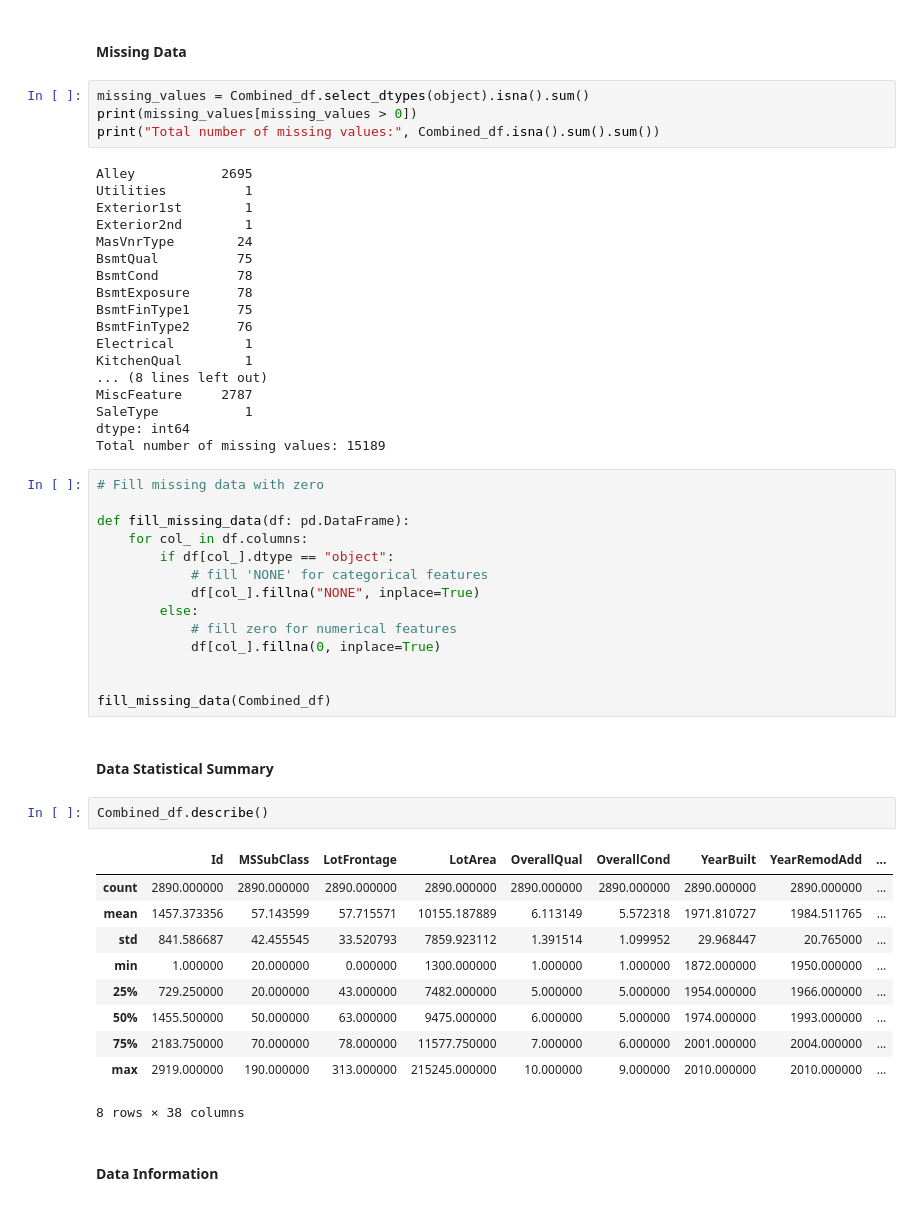
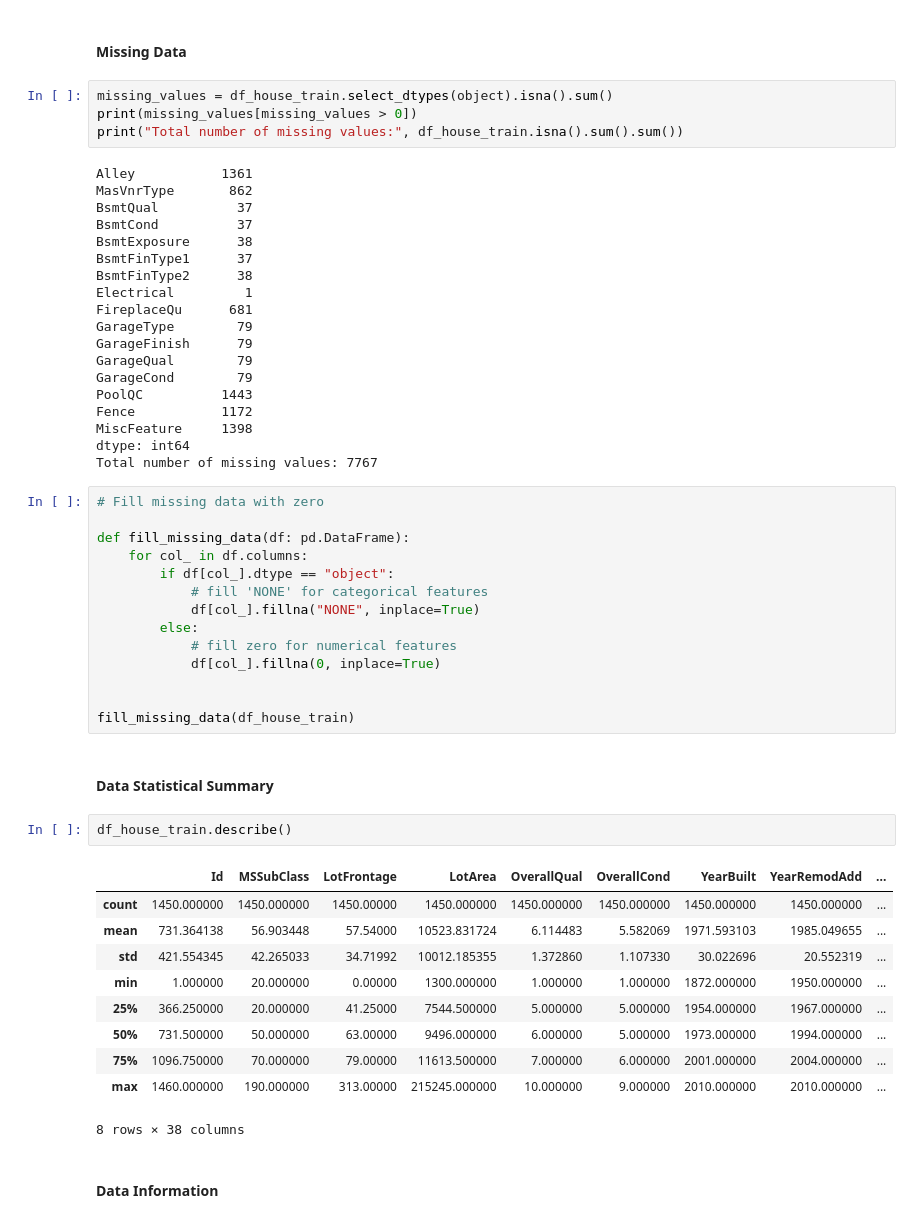
Before and after one commit to strangenicholas/HomePricePredictionModel, a Jupyter notebook: ProjectCode.ipynb, the cells around one changed output. Drawn from its saved outputs; the diff is of its cells as text.

Commit message:
remove combined df

```diff
--- a/ProjectCode.ipynb
+++ b/ProjectCode.ipynb
@@ -74,27 +73,28 @@ Combined_df = pd.concat([df_house_train, df_house_test], ignore_index=True)
 # %% [markdown]
 #### Missing Data
 # %%
-missing_values = Combined_df.select_dtypes(object).isna().sum()
+missing_values = df_house_train.select_dtypes(object).isna().sum()
 print(missing_values[missing_values > 0])
-print("Total number of missing values:", Combined_df.isna().sum().sum())
+print("Total number of missing values:", df_house_train.isna().sum().sum())
 # %% [output]
-Alley           2695
-Utilities          1
-Exterior1st        1
-Exterior2nd        1
-MasVnrType        24
-BsmtQual          75
-BsmtCond          78
-BsmtExposure      78
-BsmtFinType1      75
-BsmtFinType2      76
+Alley           1361
+MasVnrType       862
+BsmtQual          37
+BsmtCond          37
+BsmtExposure      38
+BsmtFinType1      37
+BsmtFinType2      38
 Electrical         1
-KitchenQual        1
-... (8 lines left out)
-MiscFeature     2787
-SaleType           1
+FireplaceQu      681
+GarageType        79
+GarageFinish      79
+GarageQual        79
+GarageCond        79
+PoolQC          1443
+Fence           1172
+MiscFeature     1398
 dtype: int64
-Total number of missing values: 15189
+Total number of missing values: 7767
 # %%
 # Fill missing data with zero
 
@@ -108,21 +108,21 @@ def fill_missing_data(df: pd.DataFrame):
             df[col_].fillna(0, inplace=True)
 
 
-fill_missing_data(Combined_df)
+fill_missing_data(df_house_train)
 # %% [markdown]
 #### Data Statistical Summary
 # %%
-Combined_df.describe()
+df_house_train.describe()
 # %% [output]
 |  | Id | MSSubClass | LotFrontage | LotArea | OverallQual | OverallCond | YearBuilt | YearRemodAdd | ... |
-| count | 2890.000000 | 2890.000000 | 2890.000000 | 2890.000000 | 2890.000000 | 2890.000000 | 2890.000000 | 2890.000000 | ... |
-| mean | 1457.373356 | 57.143599 | 57.715571 | 10155.187889 | 6.113149 | 5.572318 | 1971.810727 | 1984.511765 | ... |
-| std | 841.586687 | 42.455545 | 33.520793 | 7859.923112 | 1.391514 | 1.099952 | 29.968447 | 20.765000 | ... |
-| min | 1.000000 | 20.000000 | 0.000000 | 1300.000000 | 1.000000 | 1.000000 | 1872.000000 | 1950.000000 | ... |
-| 25% | 729.250000 | 20.000000 | 43.000000 | 7482.000000 | 5.000000 | 5.000000 | 1954.000000 | 1966.000000 | ... |
-| 50% | 1455.500000 | 50.000000 | 63.000000 | 9475.000000 | 6.000000 | 5.000000 | 1974.000000 | 1993.000000 | ... |
-| 75% | 2183.750000 | 70.000000 | 78.000000 | 11577.750000 | 7.000000 | 6.000000 | 2001.000000 | 2004.000000 | ... |
-| max | 2919.000000 | 190.000000 | 313.000000 | 215245.000000 | 10.000000 | 9.000000 | 2010.000000 | 2010.000000 | ... |
+| count | 1450.000000 | 1450.000000 | 1450.00000 | 1450.000000 | 1450.000000 | 1450.000000 | 1450.000000 | 1450.000000 | ... |
+| mean | 731.364138 | 56.903448 | 57.54000 | 10523.831724 | 6.114483 | 5.582069 | 1971.593103 | 1985.049655 | ... |
+| std | 421.554345 | 42.265033 | 34.71992 | 10012.185355 | 1.372860 | 1.107330 | 30.022696 | 20.552319 | ... |
+| min | 1.000000 | 20.000000 | 0.00000 | 1300.000000 | 1.000000 | 1.000000 | 1872.000000 | 1950.000000 | ... |
+| 25% | 366.250000 | 20.000000 | 41.25000 | 7544.500000 | 5.000000 | 5.000000 | 1954.000000 | 1967.000000 | ... |
+| 50% | 731.500000 | 50.000000 | 63.00000 | 9496.000000 | 6.000000 | 5.000000 | 1973.000000 | 1994.000000 | ... |
+| 75% | 1096.750000 | 70.000000 | 79.00000 | 11613.500000 | 7.000000 | 6.000000 | 2001.000000 | 2004.000000 | ... |
+| max | 1460.000000 | 190.000000 | 313.00000 | 215245.000000 | 10.000000 | 9.000000 | 2010.000000 | 2010.000000 | ... |
 8 rows × 38 columns
 # %% [markdown]
 #### Data Information
```
Also changed, not shown: parts of 6 cells of this notebook.
